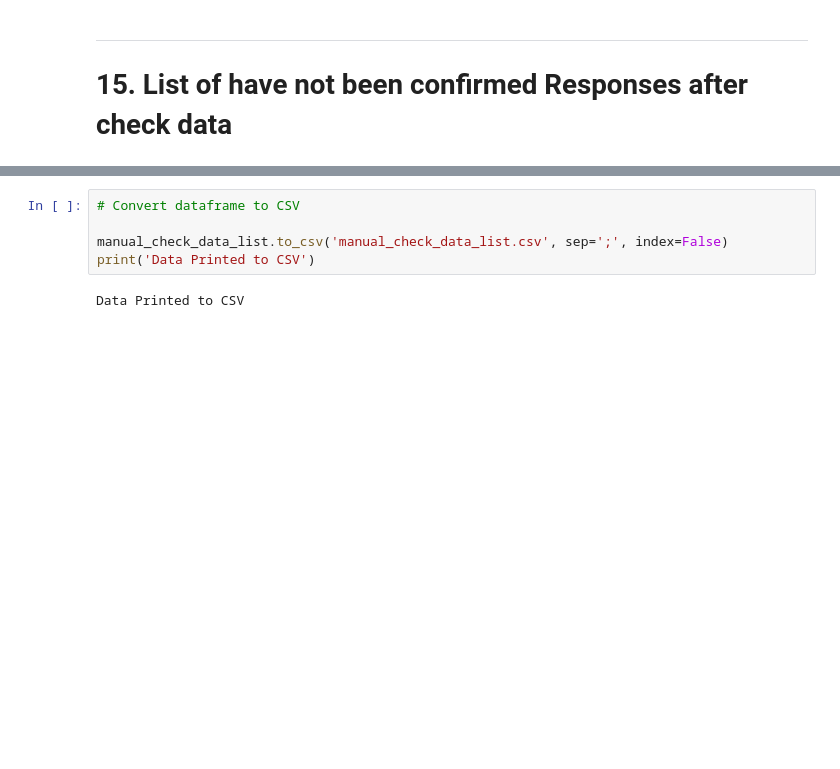
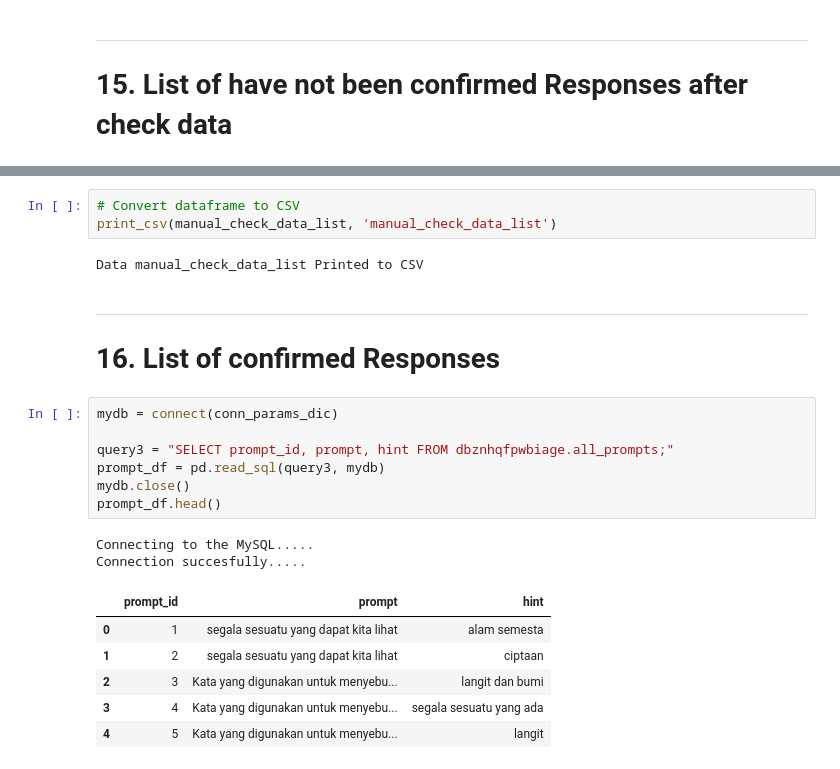
Before and after one commit to khaz-dev/data-questions, a Jupyter notebook: data-questions.ipynb, the cells around one changed output, grey strips where cells are left out. Saved outputs shown, nothing was run; the diff lists cells and outputs as text; blank space fills up the shorter version.

```diff
--- a/data-questions.ipynb
+++ b/data-questions.ipynb
@@ -693,7 +699,24 @@ Connection succesfully.....
 # %%
 # Convert dataframe to CSV
-
-manual_check_data_list.to_csv('manual_check_data_list.csv', sep=';', index=False)
-print('Data Printed to CSV')
+print_csv(manual_check_data_list, 'manual_check_data_list')
 # %% [output]
-Data Printed to CSV
+Data manual_check_data_list Printed to CSV
+# %% [markdown]
+***
+# 16. List of confirmed Responses
+# %%
+mydb = connect(conn_params_dic)
+
+query3 = "SELECT prompt_id, prompt, hint FROM dbznhqfpwbiage.all_prompts;"
+prompt_df = pd.read_sql(query3, mydb)
+mydb.close()
+prompt_df.head()
+# %% [output]
+Connecting to the MySQL.....
+Connection succesfully.....
+|  | prompt_id | prompt | hint |
+| 0 | 1 | segala sesuatu yang dapat kita lihat | alam semesta |
+| 1 | 2 | segala sesuatu yang dapat kita lihat | ciptaan |
+| 2 | 3 | Kata yang digunakan untuk menyebu... | langit dan bumi |
+| 3 | 4 | Kata yang digunakan untuk menyebu... | segala sesuatu yang ada |
+| 4 | 5 | Kata yang digunakan untuk menyebu... | langit |
```
Also changed, not shown: parts of 29 cells of this notebook, 1 other file.
